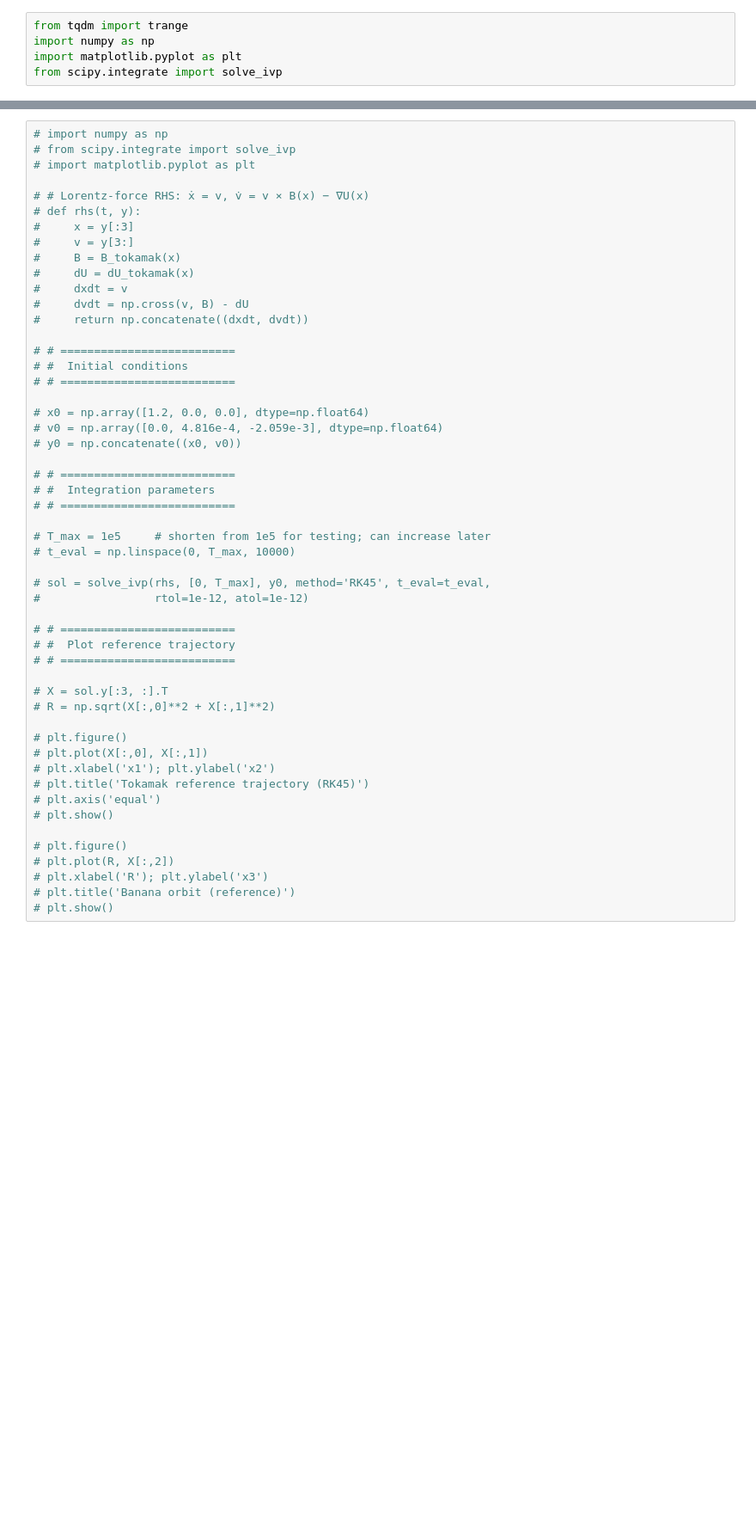
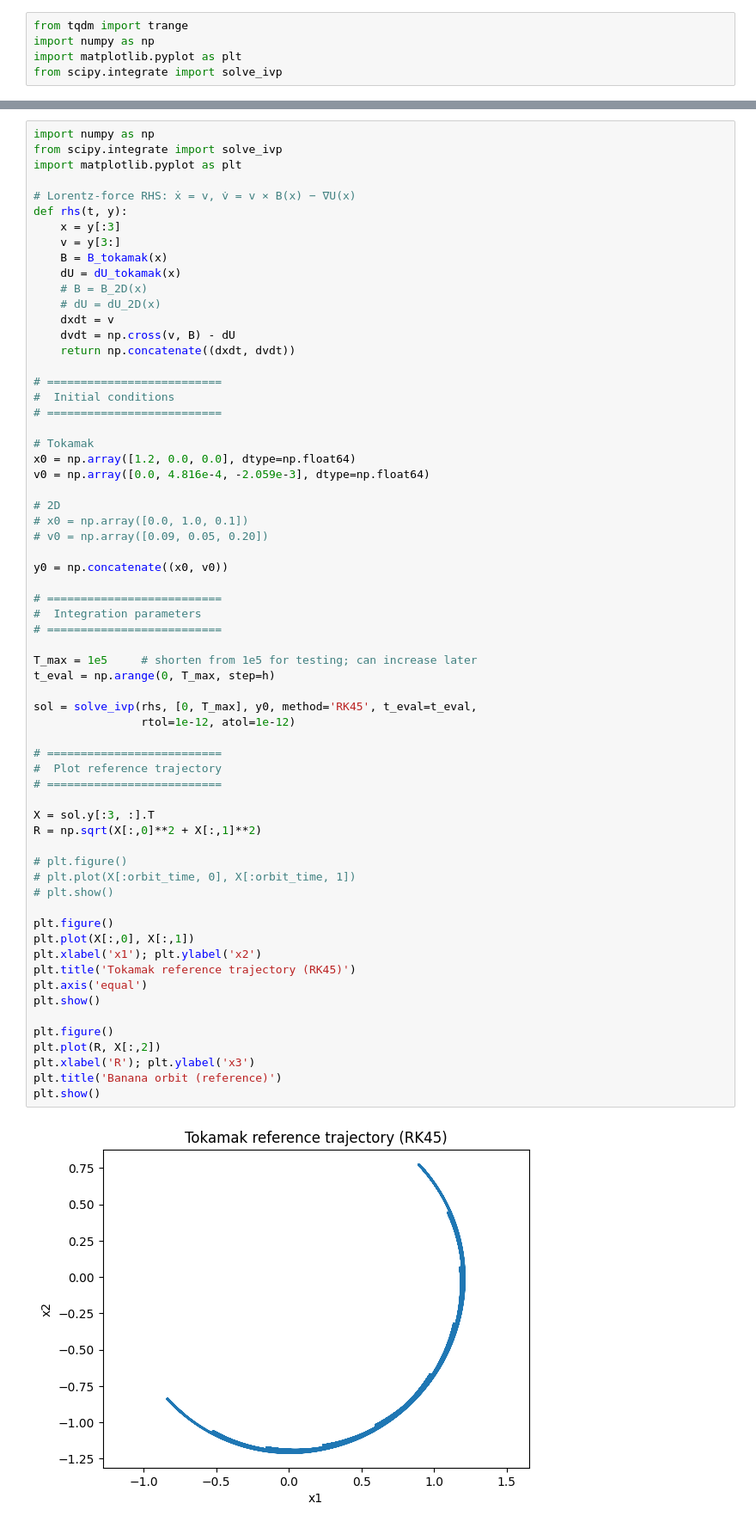
Before and after one commit to MortenSorensenNOR/TMA4215-Numerical-Mathematics-Project-2, a Jupyter notebook: notebook.ipynb, the cells around one changed output, grey strips where cells are left out. Shown at 86% size. Drawn from its saved outputs; the diff is of its cells as text; blank space fills up the shorter version.

```diff
--- a/notebook.ipynb
+++ b/notebook.ipynb
@@ -206,52 +276,66 @@ plt.show()
 # %%
-# import numpy as np
-# from scipy.integrate import solve_ivp
-# import matplotlib.pyplot as plt
+import numpy as np
+from scipy.integrate import solve_ivp
+import matplotlib.pyplot as plt
 
-# # Lorentz-force RHS: ẋ = v, v̇ = v × B(x) − ∇U(x)
-# def rhs(t, y):
-#     x = y[:3]
-#     v = y[3:]
-#     B = B_tokamak(x)
-#     dU = dU_tokamak(x)
-#     dxdt = v
-#     dvdt = np.cross(v, B) - dU
-#     return np.concatenate((dxdt, dvdt))
+# Lorentz-force RHS: ẋ = v, v̇ = v × B(x) − ∇U(x)
+def rhs(t, y):
+    x = y[:3]
+    v = y[3:]
+    B = B_tokamak(x)
+    dU = dU_tokamak(x)
+    # B = B_2D(x)
+    # dU = dU_2D(x)
+    dxdt = v
+    dvdt = np.cross(v, B) - dU
+    return np.concatenate((dxdt, dvdt))
 
-# # ==========================
-# #  Initial conditions
-# # ==========================
+# ==========================
+#  Initial conditions
+# ==========================
 
-# x0 = np.array([1.2, 0.0, 0.0], dtype=np.float64)
-# v0 = np.array([0.0, 4.816e-4, -2.059e-3], dtype=np.float64)
-# y0 = np.concatenate((x0, v0))
+# Tokamak
+x0 = np.array([1.2, 0.0, 0.0], dtype=np.float64)
+v0 = np.array([0.0, 4.816e-4, -2.059e-3], dtype=np.float64)
 
-# # ==========================
-# #  Integration parameters
-# # ==========================
+# 2D
+# x0 = np.array([0.0, 1.0, 0.1])
+# v0 = np.array([0.09, 0.05, 0.20])
 
-# T_max = 1e5     # shorten from 1e5 for testing; can increase later
-# t_eval = np.linspace(0, T_max, 10000)
+y0 = np.concatenate((x0, v0))
 
-# sol = solve_ivp(rhs, [0, T_max], y0, method='RK45', t_eval=t_eval,
-#                 rtol=1e-12, atol=1e-12)
+# ==========================
+#  Integration parameters
+# ==========================
 
-# # ==========================
-# #  Plot reference trajectory
-# # ==========================
+T_max = 1e5     # shorten from 1e5 for testing; can increase later
+t_eval = np.arange(0, T_max, step=h)
 
-# X = sol.y[:3, :].T
-# R = np.sqrt(X[:,0]**2 + X[:,1]**2)
+sol = solve_ivp(rhs, [0, T_max], y0, method='RK45', t_eval=t_eval,
+                rtol=1e-12, atol=1e-12)
+
+# ==========================
+#  Plot reference trajectory
+# ==========================
+
+X = sol.y[:3, :].T
+R = np.sqrt(X[:,0]**2 + X[:,1]**2)
 
 # plt.figure()
-# plt.plot(X[:,0], X[:,1])
-# plt.xlabel('x1'); plt.ylabel('x2')
-# plt.title('Tokamak reference trajectory (RK45)')
-# plt.axis('equal')
+# plt.plot(X[:orbit_time, 0], X[:orbit_time, 1])
 # plt.show()
 
-# plt.figure()
-# plt.plot(R, X[:,2])
-# plt.xlabel('R'); plt.ylabel('x3')
-# plt.title('Banana orbit (reference)')
-# plt.show()
+plt.figure()
+plt.plot(X[:,0], X[:,1])
+plt.xlabel('x1'); plt.ylabel('x2')
+plt.title('Tokamak reference trajectory (RK45)')
+plt.axis('equal')
+plt.show()
+
+plt.figure()
+plt.plot(R, X[:,2])
+plt.xlabel('R'); plt.ylabel('x3')
+plt.title('Banana orbit (reference)')
+plt.show()
+# %% [output]
+[figure, added]
```
Also changed, not shown: parts of 6 cells of this notebook.
